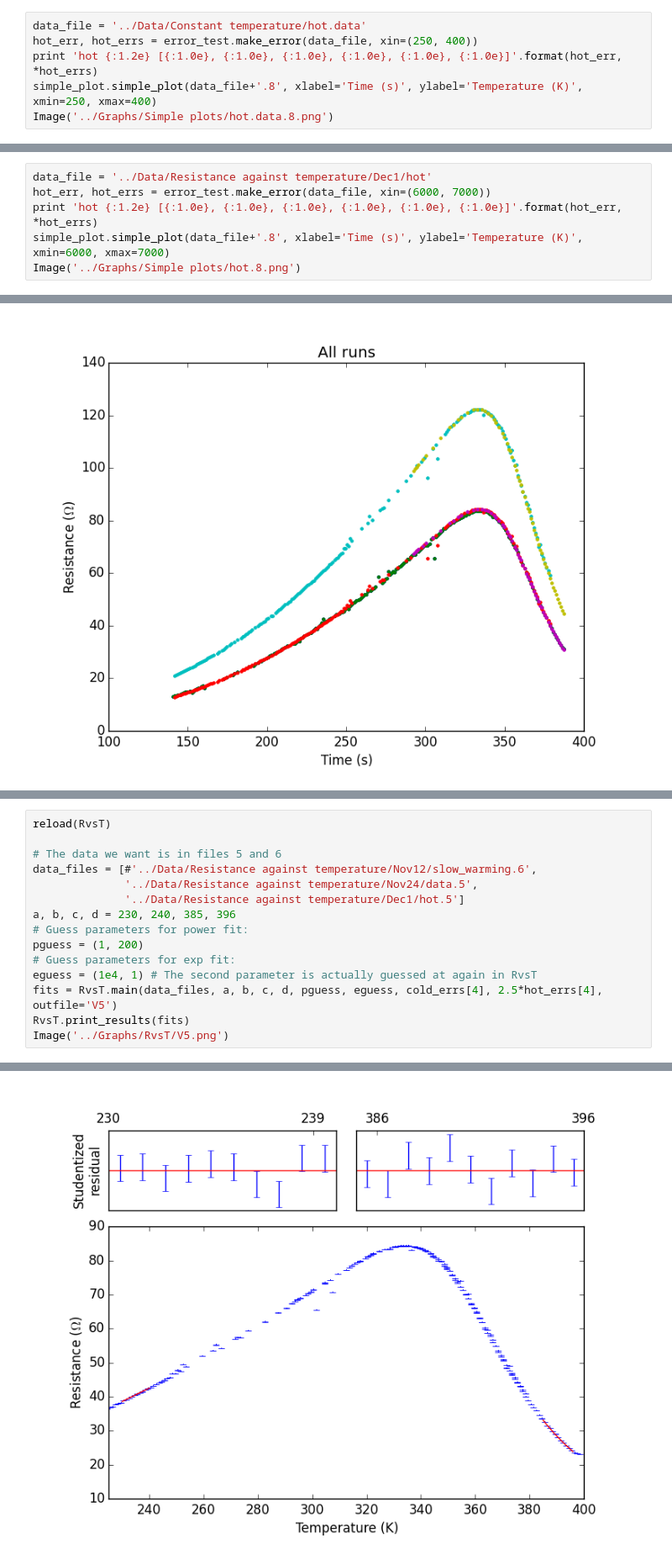
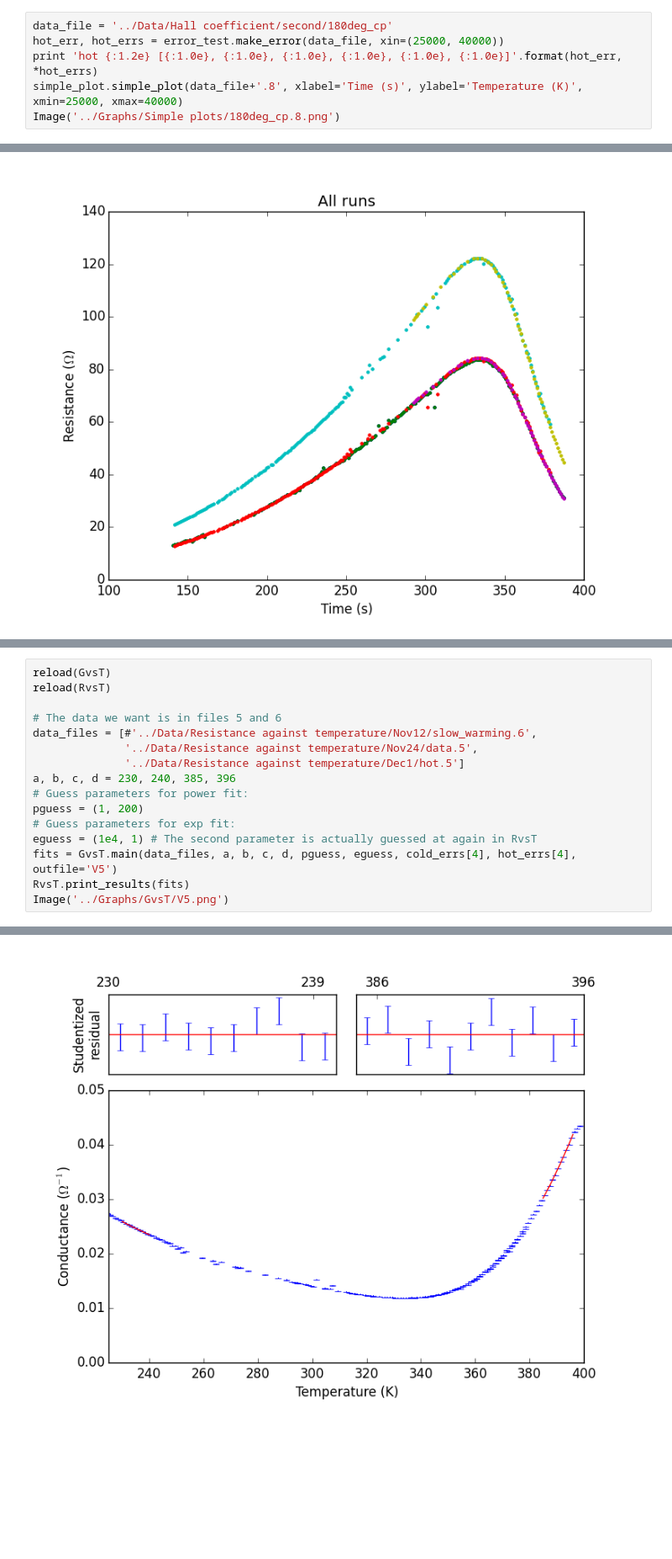
Before and after one commit to ejetzer/hall, a Jupyter notebook: Outline/Lab Outline.ipynb, the cells around one changed output, grey strips where cells are left out. Shown at 84% size. Saved outputs shown, nothing was run; the diff lists cells and outputs as text; blank space fills up the shorter version.

```diff
--- a/Outline/Lab Outline.ipynb
+++ b/Outline/Lab Outline.ipynb
@@ -235,9 +235,9 @@ room 2.01e-05 [2e-05, 2e-05, 2e-05, 2e-05, 2e-05, 2e-05]
 loaded ../Data/Constant temperature/room.data.8
 [figure]
 # %%
-data_file = '../Data/Constant temperature/hot.data'
-hot_err, hot_errs = error_test.make_error(data_file, xin=(250, 400))
+data_file = '../Data/Hall coefficient/second/180deg_cp'
+hot_err, hot_errs = error_test.make_error(data_file, xin=(25000, 40000))
 print 'hot {:1.2e} [{:1.0e}, {:1.0e}, {:1.0e}, {:1.0e}, {:1.0e}, {:1.0e}]'.format(hot_err, *hot_errs)
-simple_plot.simple_plot(data_file+'.8', xlabel='Time (s)', ylabel='Temperature (K)', xmin=250, xmax=400)
-Image('../Graphs/Simple plots/hot.data.8.png')
+simple_plot.simple_plot(data_file+'.8', xlabel='Time (s)', ylabel='Temperature (K)', xmin=25000, xmax=40000)
+Image('../Graphs/Simple plots/180deg_cp.8.png')
 # %% [output]
@@ -250,6 +249,0 @@ loaded ../Data/Constant temperature/hot.data.8
-# %%
-data_file = '../Data/Resistance against temperature/Dec1/hot'
-hot_err, hot_errs = error_test.make_error(data_file, xin=(6000, 7000))
-print 'hot {:1.2e} [{:1.0e}, {:1.0e}, {:1.0e}, {:1.0e}, {:1.0e}, {:1.0e}]'.format(hot_err, *hot_errs)
-simple_plot.simple_plot(data_file+'.8', xlabel='Time (s)', ylabel='Temperature (K)', xmin=6000, xmax=7000)
-Image('../Graphs/Simple plots/hot.8.png')
@@ -327,4 +343,5 @@ FIT RESULTS (reduced chi squared = [1.0273977914759698])
 # %%
+reload(GvsT)
 reload(RvsT)
 
 # The data we want is in files 5 and 6
@@ -336,9 +353,9 @@ a, b, c, d = 230, 240, 385, 396
 pguess = (1, 200)
 # Guess parameters for exp fit:
 eguess = (1e4, 1) # The second parameter is actually guessed at again in RvsT
-fits = RvsT.main(data_files, a, b, c, d, pguess, eguess, cold_errs[4], 2.5*hot_errs[4], outfile='V5')
+fits = GvsT.main(data_files, a, b, c, d, pguess, eguess, cold_errs[4], hot_errs[4], outfile='V5')
 RvsT.print_results(fits)
-Image('../Graphs/RvsT/V5.png')
+Image('../Graphs/GvsT/V5.png')
 # %% [output]
 loaded ../Data/Resistance against temperature/Nov24/data.5
 
@@ -360 +377 @@ FIT RESULTS (reduced chi squared = [1.0694438209877364])
-[figure, old version]
+[figure, new version]
```
Also changed, not shown: parts of 16 cells of this notebook, 46 other files.
